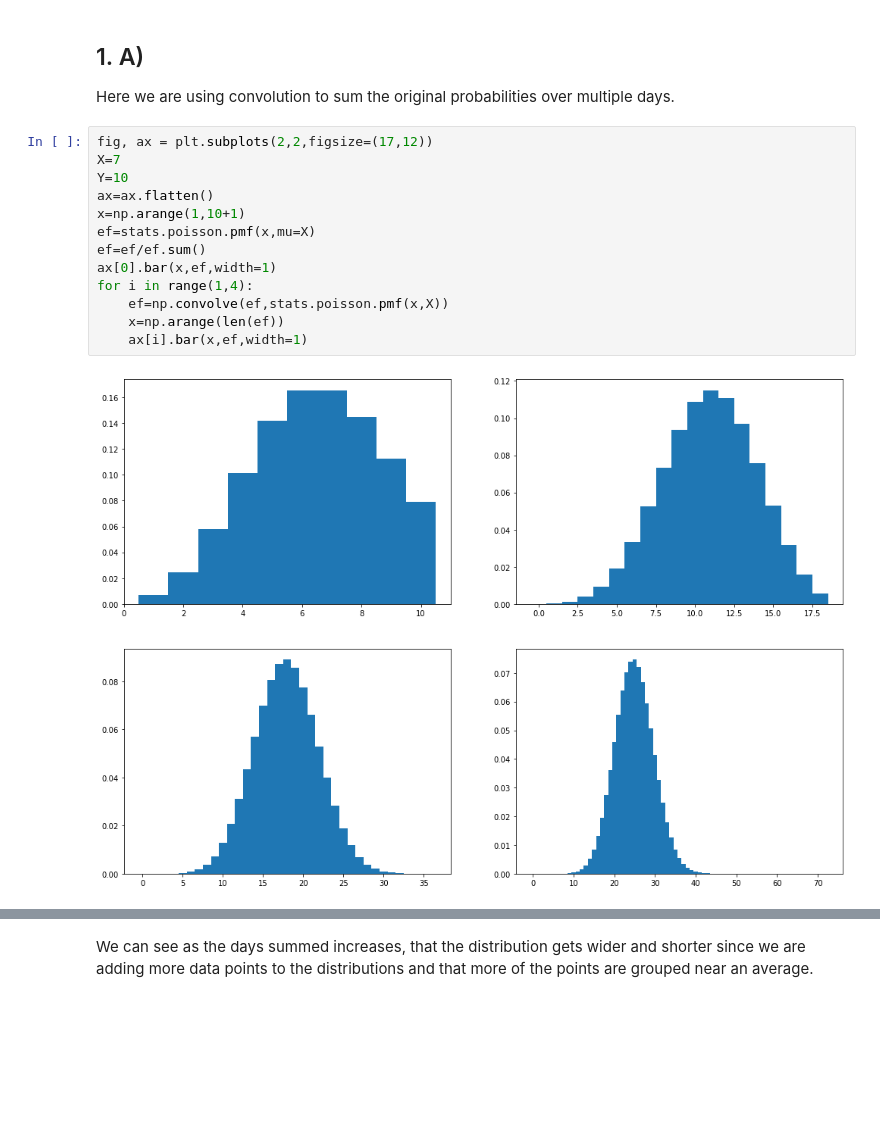
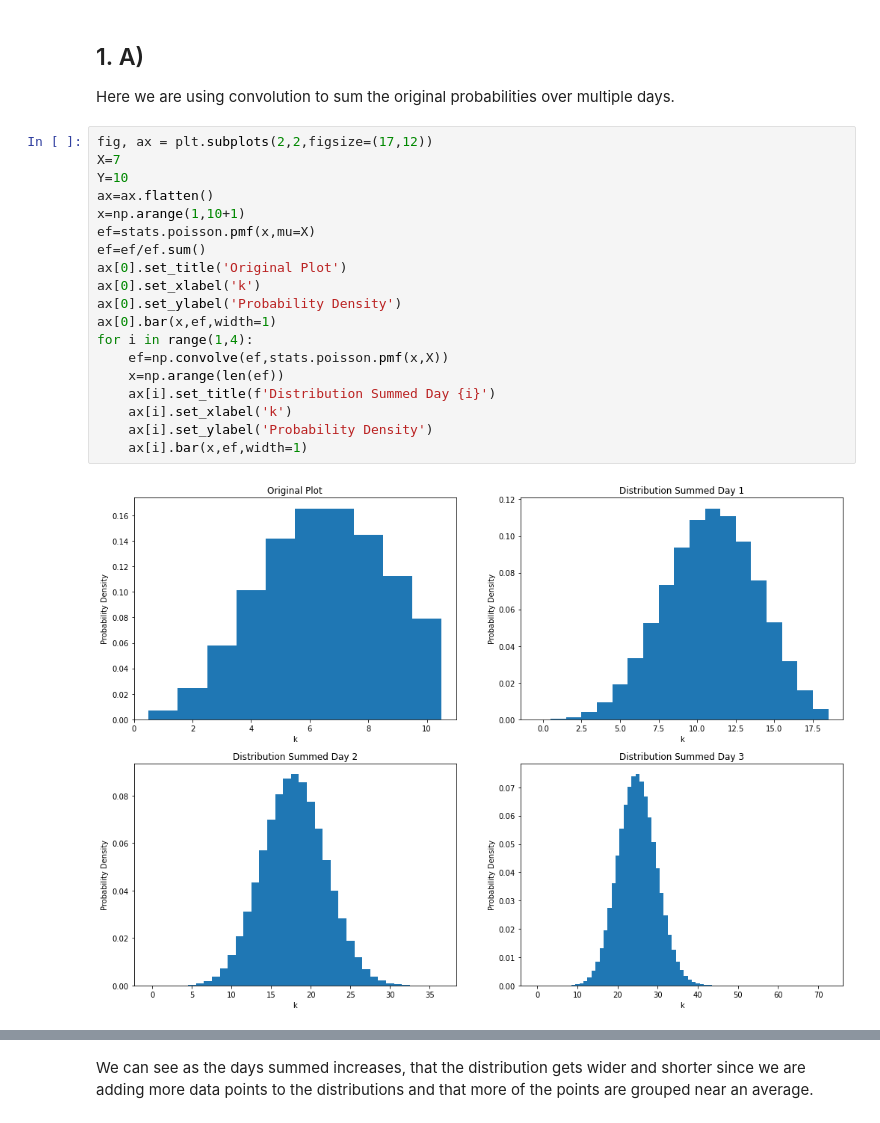
Before and after one commit to maria8ch/Phys434_BigData, a Jupyter notebook: lab2_Berres.ipynb, the cells around one changed output, grey strips where cells are left out. Saved outputs shown, nothing was run; the diff lists cells and outputs as text; blank space fills up the shorter version.

```diff
--- a/lab2_Berres.ipynb
+++ b/lab2_Berres.ipynb
@@ -35,15 +21,21 @@ Here we are using convolution to sum the original probabilities over multiple da
 # %%
 fig, ax = plt.subplots(2,2,figsize=(17,12))
 X=7
 Y=10
 ax=ax.flatten()
 x=np.arange(1,10+1)
 ef=stats.poisson.pmf(x,mu=X)
 ef=ef/ef.sum()
+ax[0].set_title('Original Plot')
+ax[0].set_xlabel('k')
+ax[0].set_ylabel('Probability Density')
 ax[0].bar(x,ef,width=1)
 for i in range(1,4):
     ef=np.convolve(ef,stats.poisson.pmf(x,X))
     x=np.arange(len(ef))
+    ax[i].set_title(f'Distribution Summed Day {i}')
+    ax[i].set_xlabel('k')
+    ax[i].set_ylabel('Probability Density')
     ax[i].bar(x,ef,width=1)
 # %% [output]
-[figure, old version]
+[figure, new version]
```
Also changed, not shown: parts of 50 cells of this notebook.
